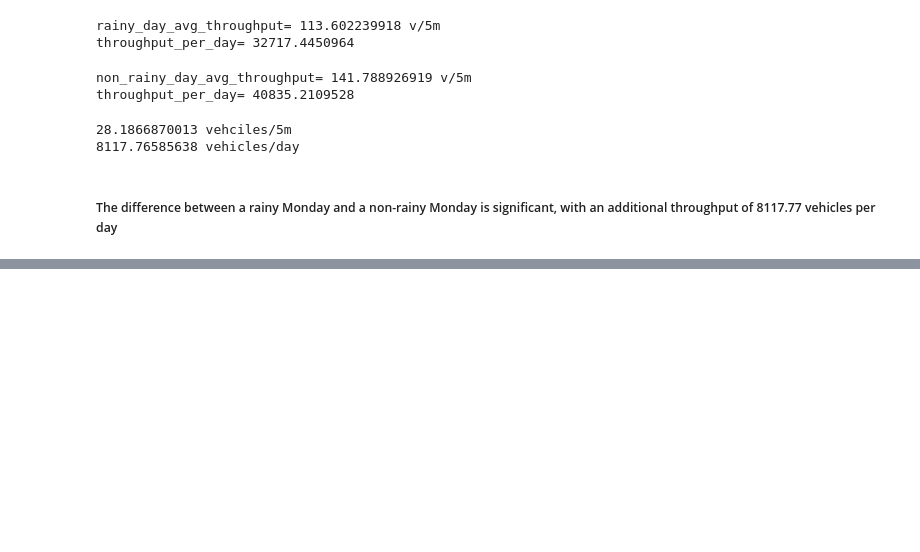
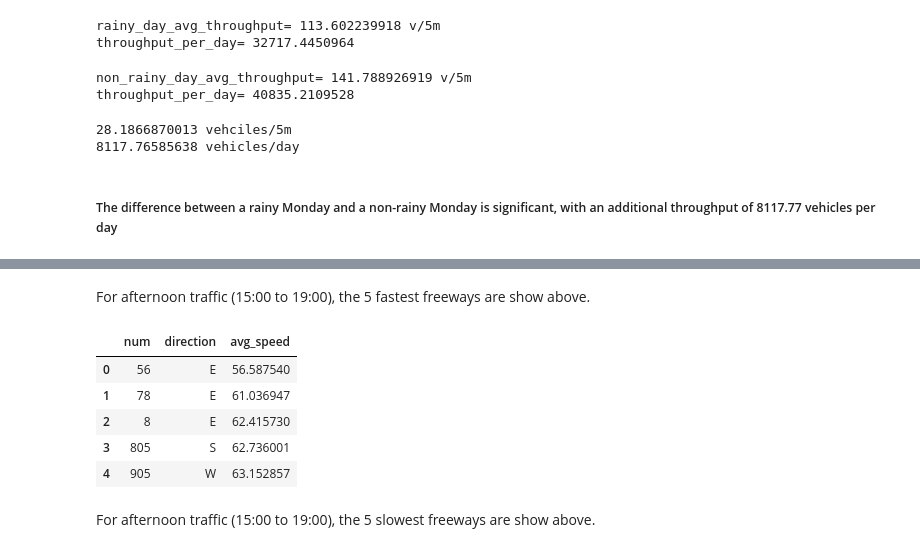
Before and after one commit to conwaywong/dse_capstone, a Jupyter notebook: traffic/src/DSE203_Final_QueryResults.ipynb, the cells around one changed output, grey strips where cells are left out. Saved outputs shown, nothing was run; the diff lists cells and outputs as text; code cells hidden in the pictures; blank space fills up the shorter version.

```diff
--- a/traffic/src/DSE203_Final_QueryResults.ipynb
+++ b/traffic/src/DSE203_Final_QueryResults.ipynb
@@ -241,0 +357,26 @@ print delta_per_day, "vehicles/day"
+# %% [markdown]
+For afternoon traffic (15:00 to 19:00), the 5 fastest freeways are show above.
+# %%
+df = psql.read_sql("""
+SELECT f.num, f.direction, avg(o.avg_speed) AS avg_speed
+        FROM observation o, traffic_station t, freeways f
+        WHERE t.id = o.station_id AND
+            t.fwy_id = f.id AND
+            o.time between '2010-01-01' AND '2010-01-08' AND
+            extract(hour from o.time) BETWEEN 15 AND 19 AND
+            o.avg_speed > 0
+        GROUP BY f.num, f.direction
+        HAVING avg(o.avg_speed) > 0
+        ORDER BY avg_speed ASC
+        LIMIT 5
+""", connection)
+df
+# %% [output]
+|  | num | direction | avg_speed |
+| 0 | 56 | E | 56.587540 |
+| 1 | 78 | E | 61.036947 |
+| 2 | 8 | E | 62.415730 |
+| 3 | 805 | S | 62.736001 |
+| 4 | 905 | W | 63.152857 |
+# %% [markdown]
+For afternoon traffic (15:00 to 19:00), the 5 slowest freeways are show above.
```
Also changed, not shown: parts of 10 cells of this notebook.
